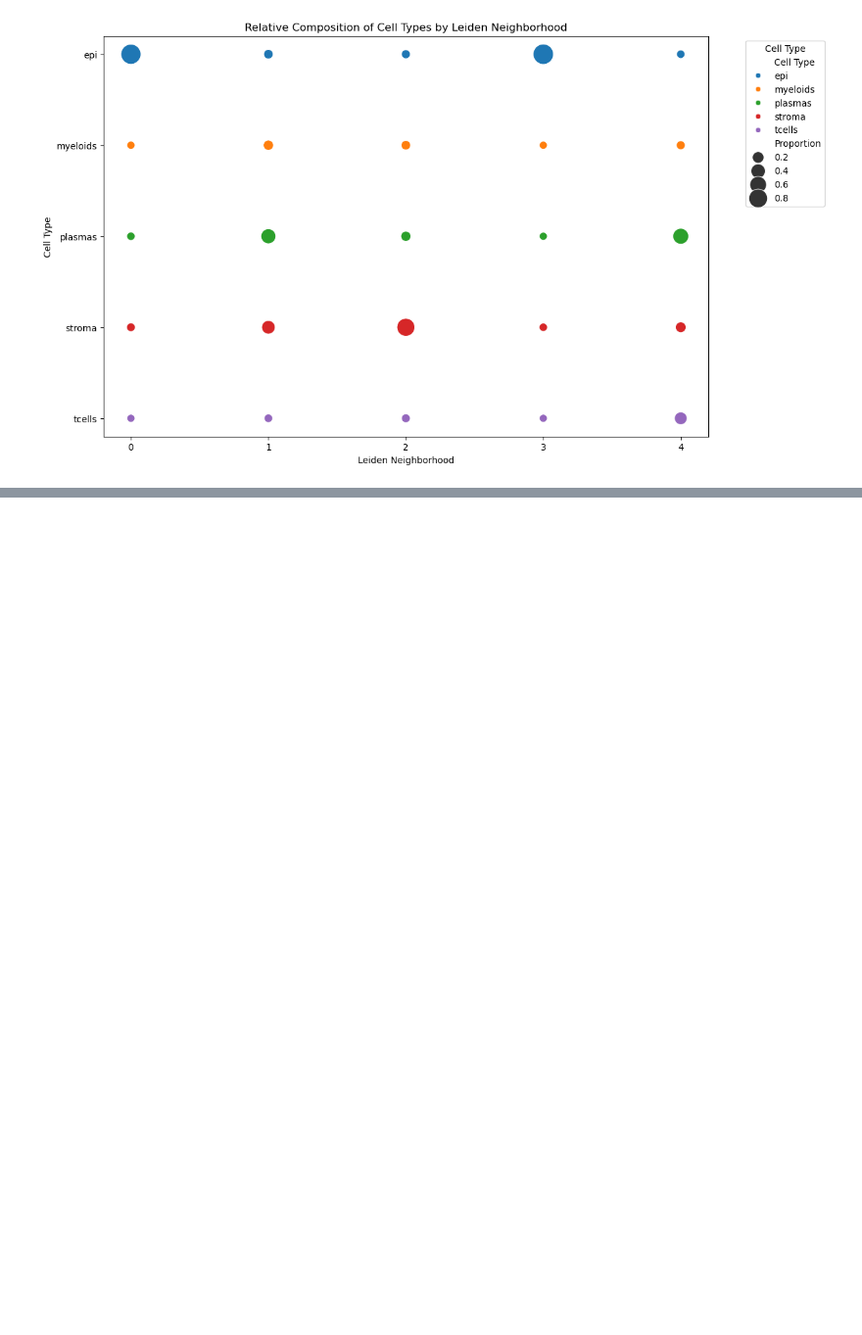
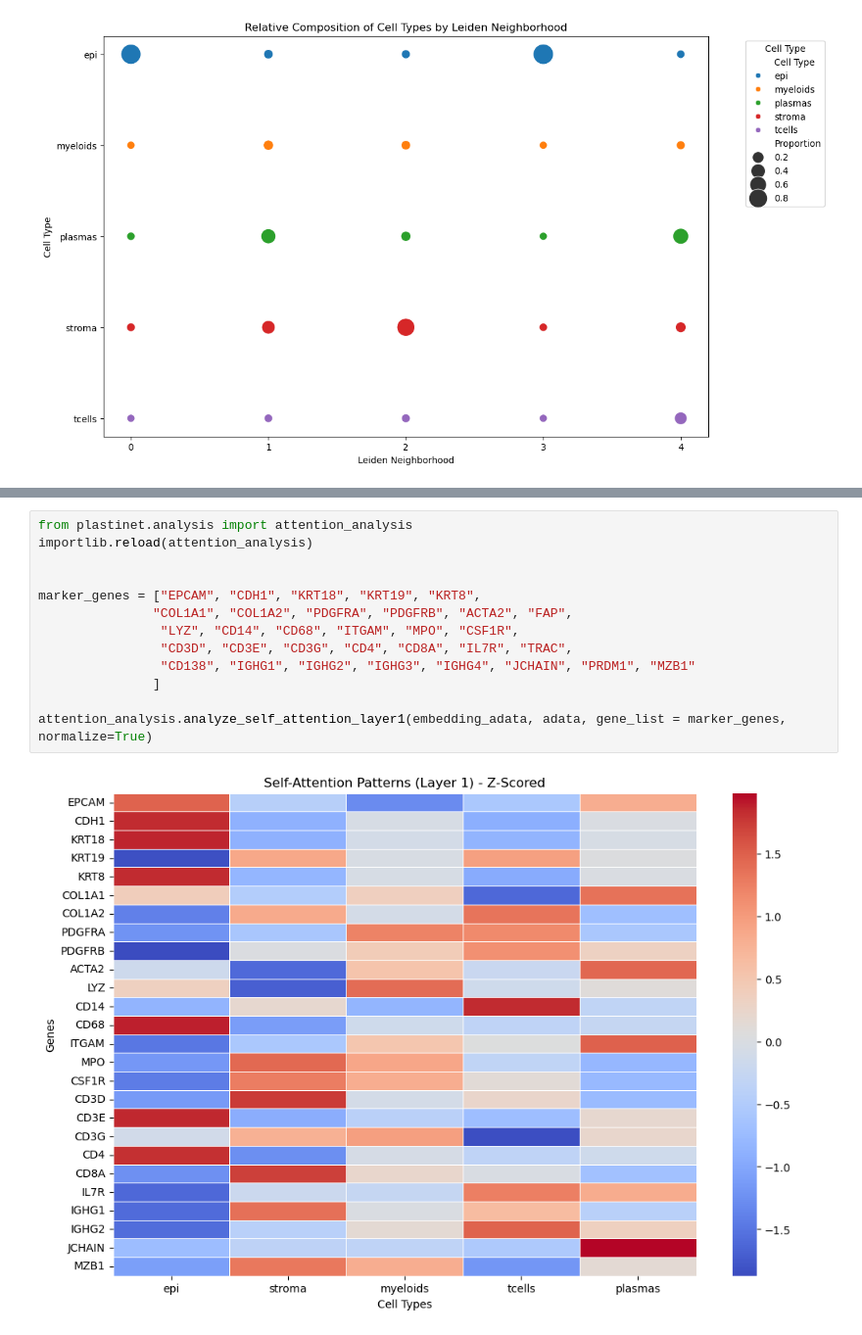
Before and after one commit to izabellaleahz/plastinet, a Jupyter notebook: notebooks/tutorial_on_ex_data.ipynb, the cells around one changed output, grey strips where cells are left out. Shown at 98% size. Cells and saved outputs as stored; diff of their text form; blank space fills up the shorter version.

Commit message:
updates in attention analysis

```diff
--- a/notebooks/tutorial_on_ex_data.ipynb
+++ b/notebooks/tutorial_on_ex_data.ipynb
@@ -175,0 +192,15 @@ expression_analysis.plot_composition_dotplot(adata, celltype_col='subset')
+# %%
+from plastinet.analysis import attention_analysis
+importlib.reload(attention_analysis)
+
+
+marker_genes = ["EPCAM", "CDH1", "KRT18", "KRT19", "KRT8",
+               "COL1A1", "COL1A2", "PDGFRA", "PDGFRB", "ACTA2", "FAP",
+                "LYZ", "CD14", "CD68", "ITGAM", "MPO", "CSF1R",
+                "CD3D", "CD3E", "CD3G", "CD4", "CD8A", "IL7R", "TRAC",
+                "CD138", "IGHG1", "IGHG2", "IGHG3", "IGHG4", "JCHAIN", "PRDM1", "MZB1"
+               ]
+
+attention_analysis.analyze_self_attention_layer1(embedding_adata, adata, gene_list = marker_genes, normalize=True)
+# %% [output]
+[figure, added]
```
Also changed, not shown: parts of 2 cells of this notebook, 3 other files.
